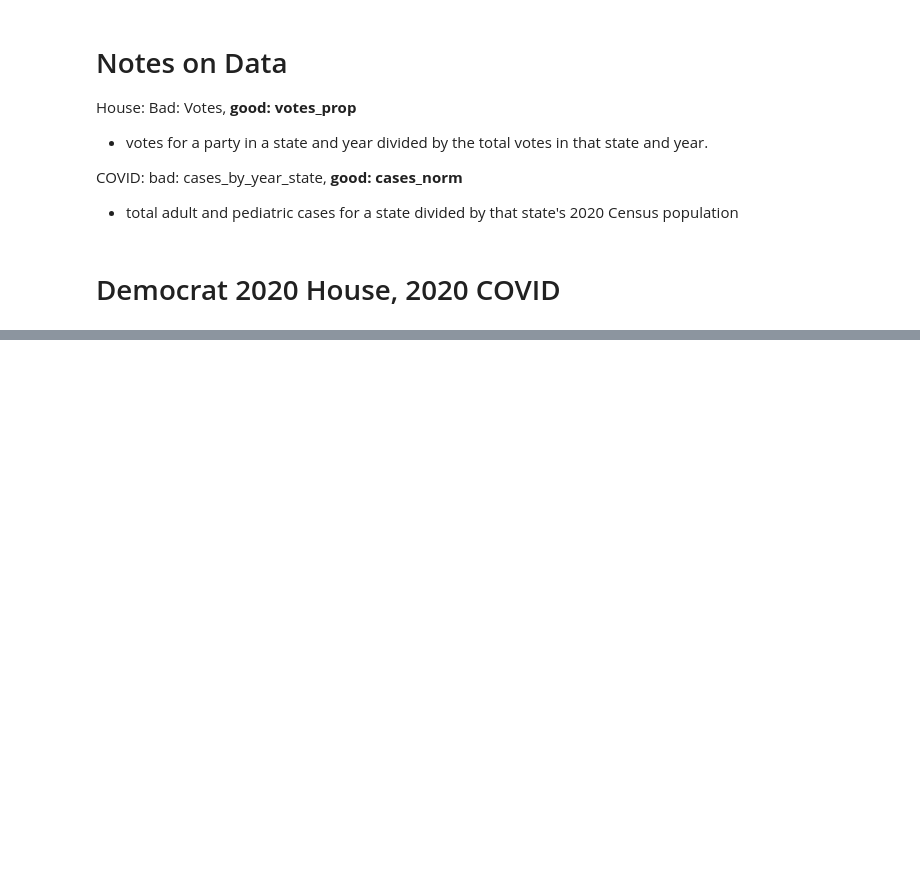
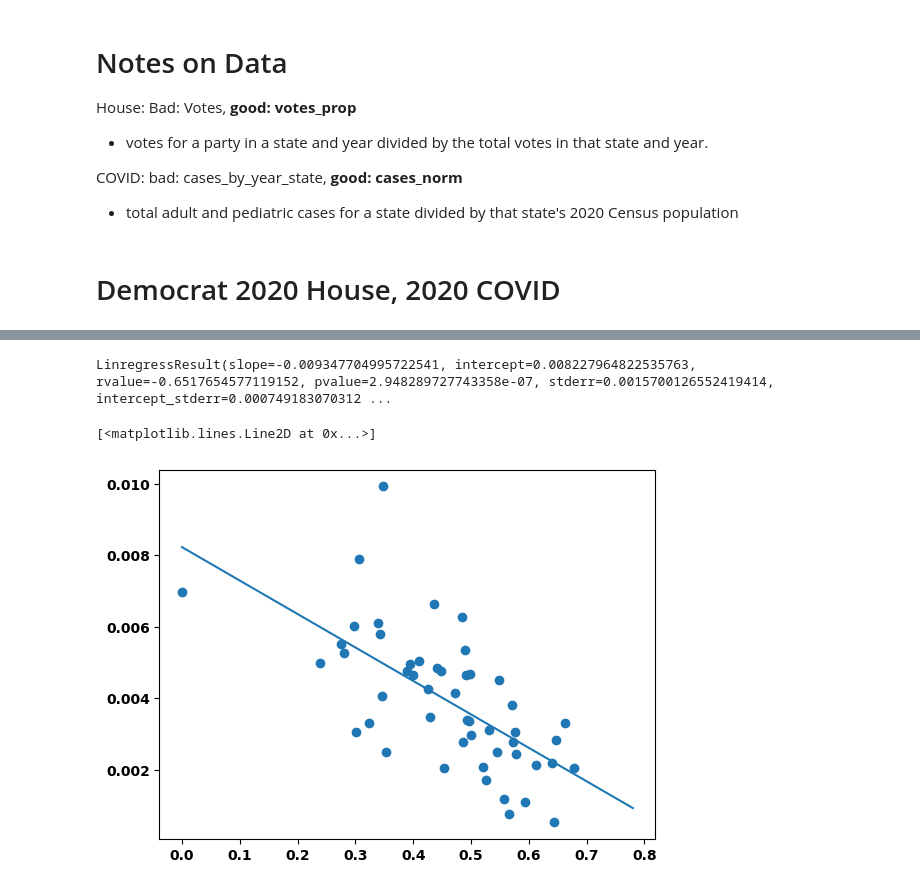
Before and after one commit to IanSinColorado/PoliticsAndCovid, a Jupyter notebook: dataCompression.ipynb, the cells around one changed output, grey strips where cells are left out. Drawn from its saved outputs; the diff is of its cells as text; code cells hidden in the pictures; blank space fills up the shorter version.

```diff
--- a/dataCompression.ipynb
+++ b/dataCompression.ipynb
@@ -820,0 +831,17 @@ COVID: bad: cases_by_year_state, **good: cases_norm**
+# %%
+lrm = LinReg(dem_h_2020_c_2020["Votes"].values, dem_h_2020_c_2020["Cases"].values)
+print(lrm)
+
+# lrm = LinearRegression().fit(dem_h_2020_c_2020["Votes"].values.reshape(-1, 1), dem_h_2020_c_2020["Cases"].values)
+# plot_predictions = lrm.predict(np.arange(0, .8, 0.02).reshape(-1,1))
+# predictions = lrm.predict(dem_h_2020_c_2020["Votes"].values.reshape(-1,1))
+# print(lrm.score(predictions.reshape(-1,1), dem_h_2020_c_2020["Cases"].values))
+line = np.arange(0, 0.8, 0.02)
+predictions = (line * lrm.slope) + lrm.intercept
+
+plt.scatter(dem_h_2020_c_2020["Votes"], dem_h_2020_c_2020["Cases"])
+plt.plot(np.arange(0, .8, 0.02), predictions)
+# %% [output]
+LinregressResult(slope=-0.009347704995722541, intercept=0.008227964822535763, rvalue=-0.6517654577119152, pvalue=2.948289727743358e-07, stderr=0.0015700126552419414, intercept_stderr=0.000749183070312 ...
+[<matplotlib.lines.Line2D at 0x...>]
+[figure, added]
```
Also changed, not shown: parts of 22 cells of this notebook.
